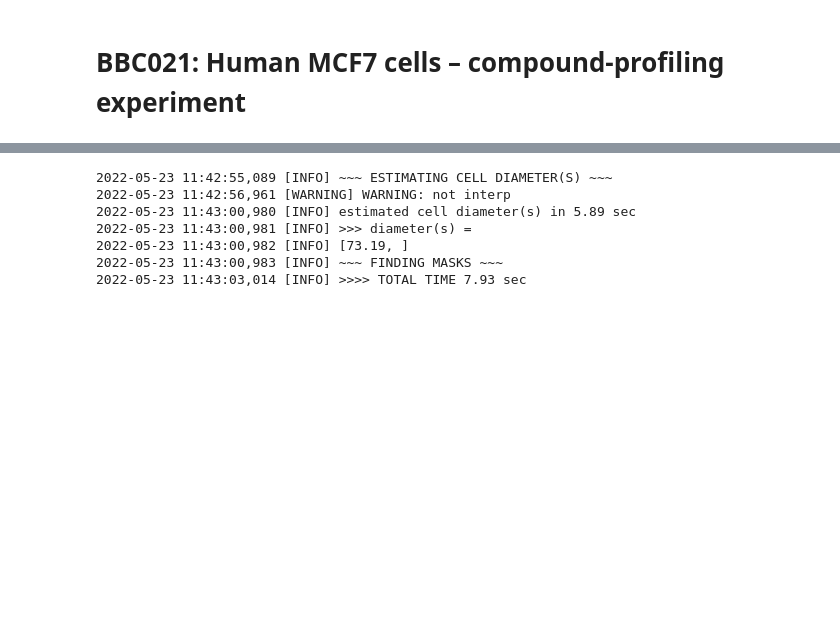
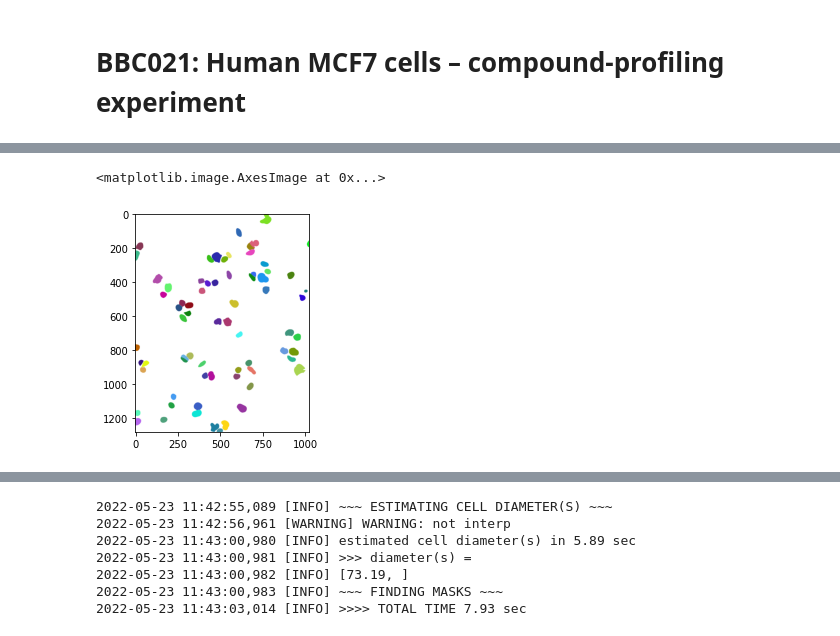
Before and after one commit to harel-coffee/SCIP-use-case-workflows-auto, a Jupyter notebook: notebooks/QC/bbbc_image_inspection.ipynb, the cells around one changed output, grey strips where cells are left out. Cells and saved outputs as stored; diff of their text form; code cells hidden in the pictures; blank space fills up the shorter version.

```diff
--- a/notebooks/QC/bbbc_image_inspection.ipynb
+++ b/notebooks/QC/bbbc_image_inspection.ipynb
@@ -55,0 +82,11 @@ for prop in regionprops(label_image=masks):
+# %%
+bag = dask.bag.from_sequence([dict(pixels=pixels)])
+# %%
+events = bag.map_partitions(cellpose.segment_block, parent_channel_index=1, dapi_channel_index=0).compute()
+# %%
+mask = events[0]["mask"]
+# %%
+plt.imshow(plot.mask_rgb(mask[0]))
+# %% [output]
+<matplotlib.image.AxesImage at 0x...>
+[figure, added]
```
Also changed, not shown: parts of 13 cells of this notebook, 2 other files.
